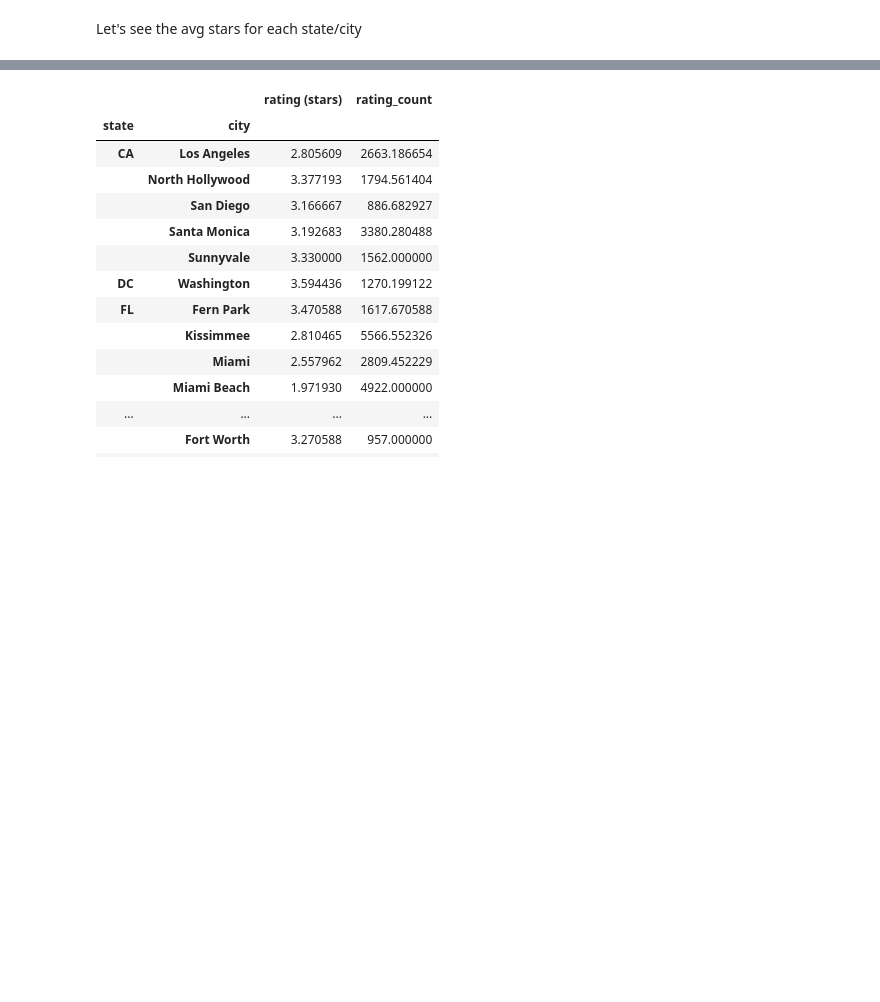
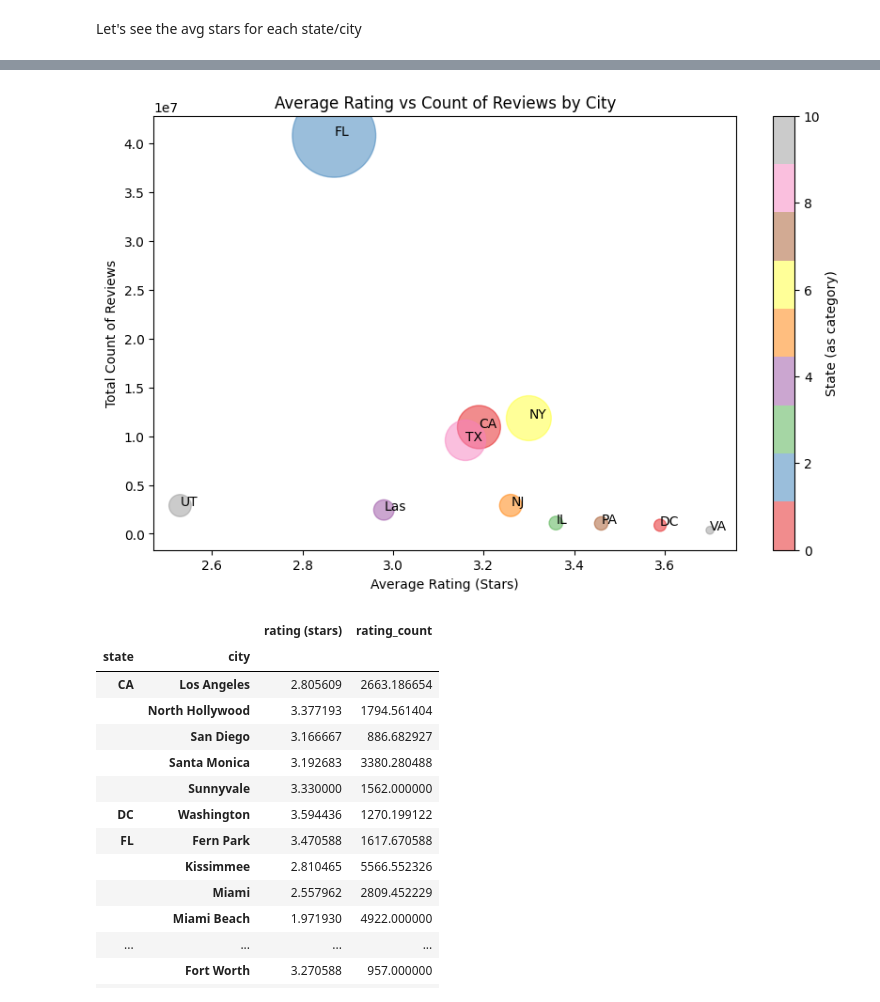
Before and after one commit to ssstoev/mcdonalds-reviews, a Jupyter notebook: review analysis.ipynb, the cells around one changed output, grey strips where cells are left out. Saved outputs shown, nothing was run; the diff lists cells and outputs as text; code cells hidden in the pictures; blank space fills up the shorter version.

```diff
--- a/review analysis.ipynb
+++ b/review analysis.ipynb
@@ -88,0 +130,10 @@ state_avg_stars
+# %%
+state_reviews = df_clean.groupby('state').agg({"rating (stars)": "mean", "rating_count": ["sum", "mean"]})
+# Flatten multi-level columns
+state_reviews.columns = ['_'.join(col).strip() if col[1] else col[0] for col in state_reviews.columns]
+state_reviews.reset_index(inplace=True)
+state_reviews["rating (stars)_mean"] = round(state_reviews["rating (stars)_mean"], 2)
+state_reviews["rating_count_sum"] = round(state_reviews["rating_count_sum"], 2)
+state_reviews["rating_count_mean"] = round(state_reviews["rating_count_mean"], 2)
+
+state_reviews
@@ -89,3 +153,31 @@ state_avg_stars
+# %%
+import matplotlib.pyplot as plt
+
+
+# Create a bubble chart
+plt.figure(figsize=(10, 6))
+
+# Use a scatter plot where bubble size reflects rating_count
+bubble_size = state_reviews['rating_count_sum'] / 10000  # Adjust the division factor to change bubble size
+
+# Create the scatter plot
+scatter = plt.scatter(state_reviews['rating (stars)_mean'], state_reviews['rating_count_sum'], s=bubble_size,
+                      alpha=0.5, c=state_reviews['state'].astype('category').cat.codes, cmap='Set1')
+
+# Add labels
+plt.xlabel('Average Rating (Stars)')
+plt.ylabel('Total Count of Reviews')
+plt.title('Average Rating vs Count of Reviews by City')
+
+# Add state labels next to each point
+for i in range(state_reviews.shape[0]):
+    plt.text(state_reviews['rating (stars)_mean'][i], state_reviews['rating_count_sum'][i], state_reviews['state'][i])
+
+# Display the chart
+plt.colorbar(scatter, label='State (as category)')
+plt.show()
+# %% [output]
+[figure, added]
 # %%
 # Create a pivot table to calculate average rating for each state and city
 pivot_state_city= pd.pivot_table(df_clean, values=['rating (stars)', "rating_count"], index=['state', 'city'], aggfunc='mean')
```
Also changed, not shown: parts of 17 cells of this notebook, 2 other files.
